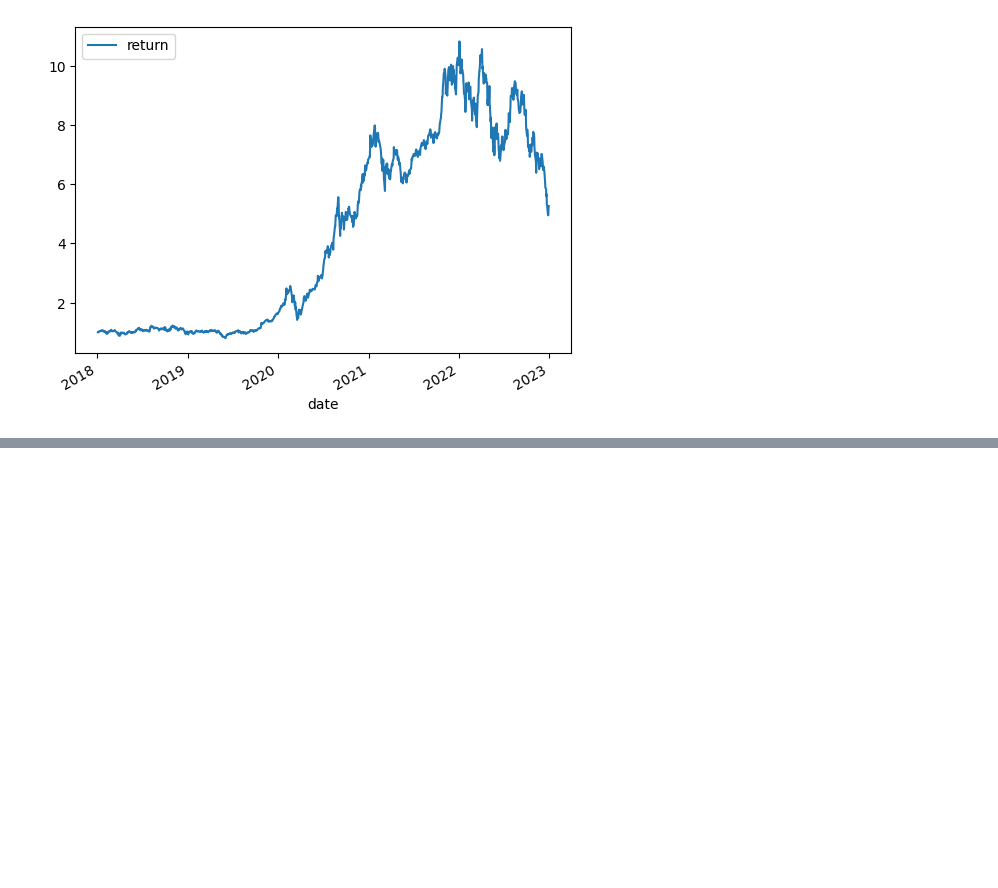
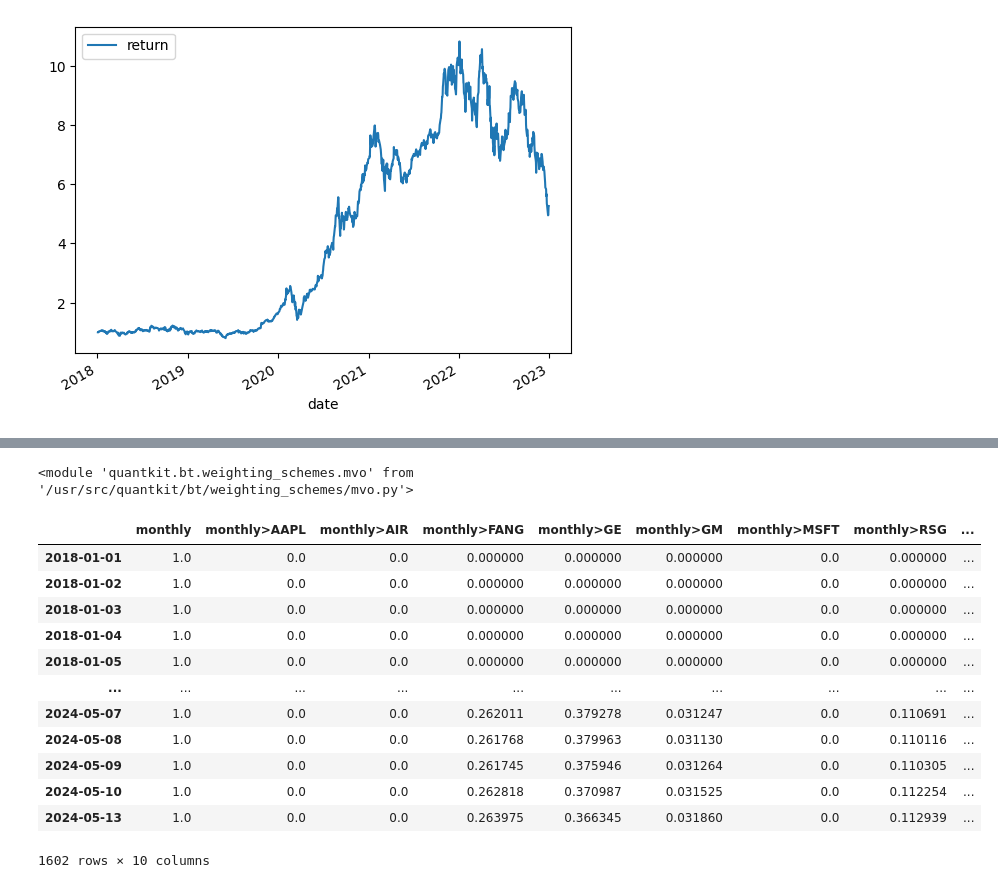
Before and after one commit to mohitbgupta-tcw/quantkit, a Jupyter notebook: notebooks/greg/scratch.ipynb, the cells around one changed output, grey strips where cells are left out. Saved outputs shown, nothing was run; the diff lists cells and outputs as text; code cells hidden in the pictures; blank space fills up the shorter version.

Commit message:
Got mean-var portfolio optimization to work.

```diff
--- a/notebooks/greg/scratch.ipynb
+++ b/notebooks/greg/scratch.ipynb
@@ -168,0 +316,63 @@ children
+# %%
+from importlib import reload
+reload(bt)
+reload(weighting_schemes)
+reload(weighting_schemes.mvo)
+# %% [output]
+<module 'quantkit.bt.weighting_schemes.mvo' from '/usr/src/quantkit/bt/weighting_schemes/mvo.py'>
+# %%
+children = [ bt.Security( name ) for name in df.columns ]
+
+# algo to fire on the beginning of every month and to run on the first date
+runMonthlyAlgo = frequency.RunMonthly(
+    run_on_first_date=True
+)
+
+run_after_date = frequency.RunAfterDate('2018-01-02')
+
+select_algo = signals.SelectAll()
+options = {'disp': False}
+
+mean_var_opt = weighting_schemes.MVOWeight(
+    bounds=(0.0, 1.0),
+    covar_method='ledoit-wolf',
+    options=options)
+
+# algo to rebalance the current weights to weights set in temp dictionary
+rebalAlgo = portfolio_management.Rebalance()
+
+# a strategy that rebalances monthly to specified weights
+s = "monthly"
+strat = bt.Strategy(
+    s,
+    algos = [
+        runMonthlyAlgo,
+        run_after_date,
+        select_algo,
+        mean_var_opt,
+        rebalAlgo
+    ],
+    children=children
+)
+
+# set integer_positions=False when positions are not required to be integers(round numbers)
+backtest = bt.Backtest(strat, df, integer_positions=False)
+
+res = bt.run(backtest)
+# %%
+df_weights = res.get_weights()
+df_weights
+# %% [output]
+|  | monthly | monthly>AAPL | monthly>AIR | monthly>FANG | monthly>GE | monthly>GM | monthly>MSFT | monthly>RSG | ... |
+| 2018-01-01 | 1.0 | 0.0 | 0.0 | 0.000000 | 0.000000 | 0.000000 | 0.0 | 0.000000 | ... |
+| 2018-01-02 | 1.0 | 0.0 | 0.0 | 0.000000 | 0.000000 | 0.000000 | 0.0 | 0.000000 | ... |
+| 2018-01-03 | 1.0 | 0.0 | 0.0 | 0.000000 | 0.000000 | 0.000000 | 0.0 | 0.000000 | ... |
+| 2018-01-04 | 1.0 | 0.0 | 0.0 | 0.000000 | 0.000000 | 0.000000 | 0.0 | 0.000000 | ... |
+| 2018-01-05 | 1.0 | 0.0 | 0.0 | 0.000000 | 0.000000 | 0.000000 | 0.0 | 0.000000 | ... |
+| ... | ... | ... | ... | ... | ... | ... | ... | ... | ... |
+| 2024-05-07 | 1.0 | 0.0 | 0.0 | 0.262011 | 0.379278 | 0.031247 | 0.0 | 0.110691 | ... |
+| 2024-05-08 | 1.0 | 0.0 | 0.0 | 0.261768 | 0.379963 | 0.031130 | 0.0 | 0.110116 | ... |
+| 2024-05-09 | 1.0 | 0.0 | 0.0 | 0.261745 | 0.375946 | 0.031264 | 0.0 | 0.110305 | ... |
+| 2024-05-10 | 1.0 | 0.0 | 0.0 | 0.262818 | 0.370987 | 0.031525 | 0.0 | 0.112254 | ... |
+| 2024-05-13 | 1.0 | 0.0 | 0.0 | 0.263975 | 0.366345 | 0.031860 | 0.0 | 0.112939 | ... |
+1602 rows × 10 columns
```
Also changed, not shown: parts of 16 cells of this notebook, 2 other files.
